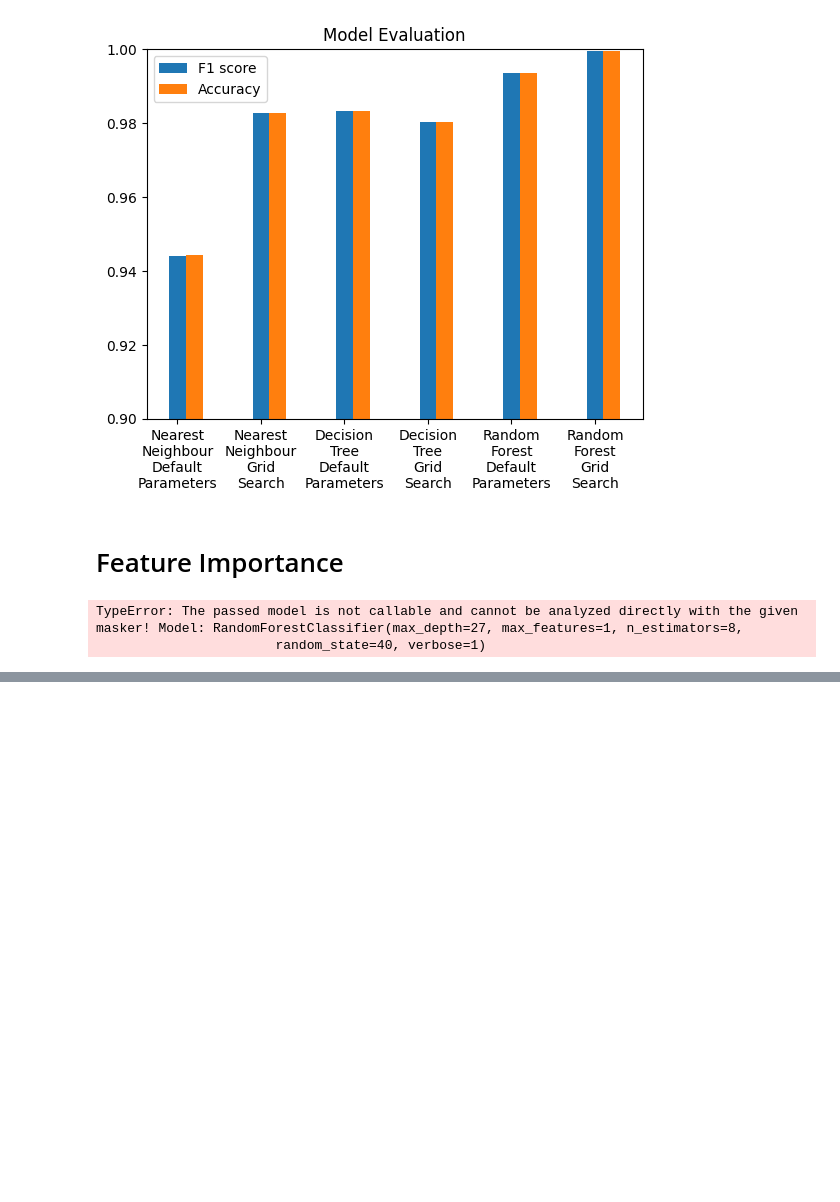
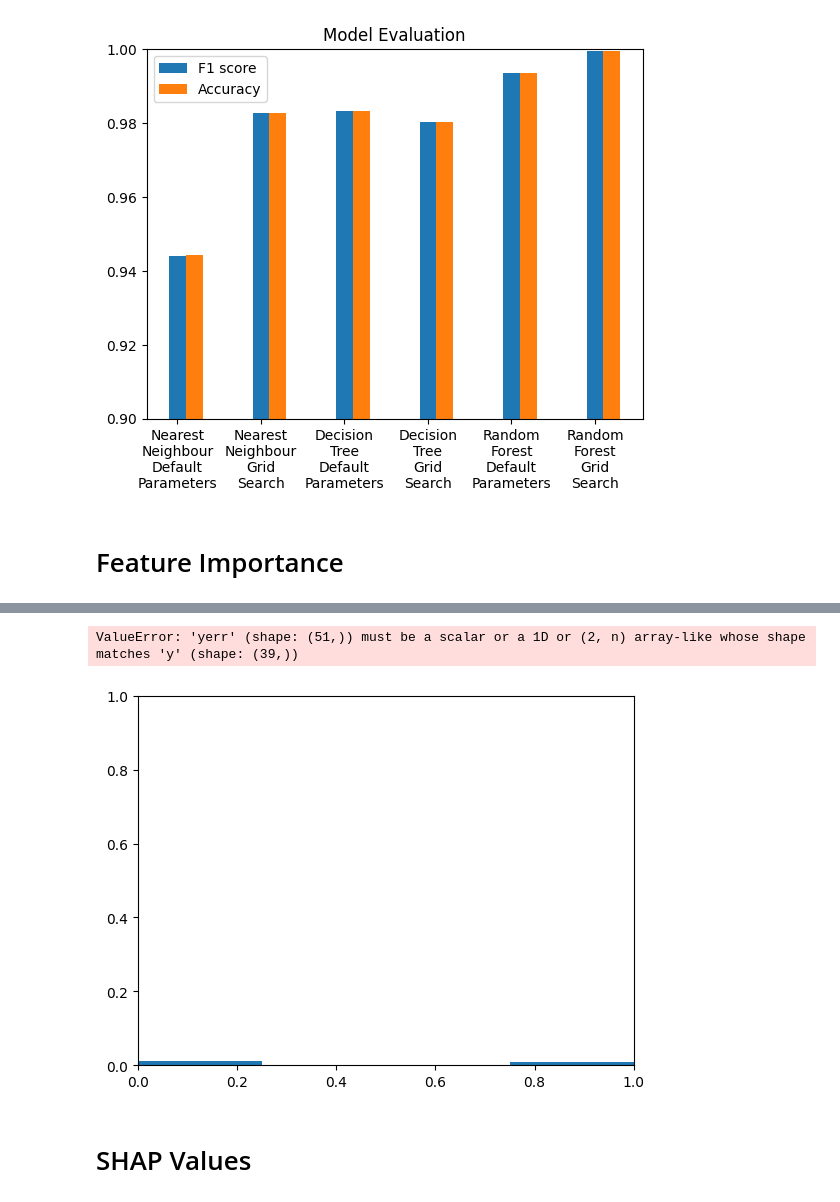
Before and after one commit to LikeMattorSomething/FutureTalentsProjects, a Jupyter notebook: GraceDataMLTests_V2.ipynb, the cells around one changed output, grey strips where cells are left out. Cells and saved outputs as stored; diff of their text form; code cells hidden in the pictures; blank space fills up the shorter version.

```diff
--- a/GraceDataMLTests_V2.ipynb
+++ b/GraceDataMLTests_V2.ipynb
@@ -337,36 +340,28 @@ plt.show()
 [figure]
 # %% [markdown]
 # Feature Importance
-# %%
-import matplotlib.pyplot as plt
-import shap
-import seaborn as sns
-
-importances = GSD.best_estimator_.feature_importances_
-
-indices = np.argsort(importances)[::-1]
-names = [X.columns[i] for i in indices]
-
-# plt.figure(figsize=(10, 6))
-# plt.title("Feature Importances")
-# plt.bar(range(X.shape[1]), importances[indices])
-# plt.xticks(range(X.shape[1]), names, rotation=90)
-# plt.xlabel("Features")
-# plt.ylabel("Importance")
-# plt.show()
-
-# explainer = shap.Explainer(GSD.best_estimator_)
-# shap_values = explainer(X_test)
-# shap.plots.waterfall(shap_values[0])
-
-# explainer = shap.Explainer(GSD.best_estimator_,X)
-# shap_values = explainer(X)
-
-explainer = shap.Explainer(GSD.best_estimator_, X.iloc[0])
-shap_values = explainer(X.iloc[0])
-
-sns.set()
-shap.plots.waterfall(shap_values)
-# %% [output]
-TypeError: The passed model is not callable and cannot be analyzed directly with the given masker! Model: RandomForestClassifier(max_depth=27, max_features=1, n_estimators=8,
-                       random_state=40, verbose=1)
+# %%
+import matplotlib.pyplot as plt
+import seaborn as sns
+
+importances = GSD.best_estimator_.feature_importances_
+
+indices = np.argsort(importances)[::-1]
+names = [X.columns[i] for i in indices]
+
+from sklearn.inspection import permutation_importance
+result = permutation_importance(GSD.best_estimator_, X_test, y_test, n_repeats=10, random_state=42, n_jobs=2)
+
+forest_importances = pd.Series(result.importances_mean, index=X.columns).sort_values(ascending=False)
+
+forest_importances_diet = pd.Series(result.importances_mean, index=X.columns)#.sort_values(ascending=False)
+forest_importances_diet = forest_importances_diet.drop(labels=["SurveyYear",	"Ndays", "Age",	"Sex",	"BMI",	"Waist",	"ethgr5",	"ethgr2",	"Country",	"Glucose",	"HbA1C",	"GenHelf"])
+forest_importances_diet = forest_importances_diet.sort_values(ascending=False)
+
+fig, ax = plt.subplots()
+forest_importances_diet.plot.bar(yerr=result.importances_std, ax=ax)
+ax.set_title("Feature importances using permutation on full model")
+ax.set_ylabel("Mean accuracy decrease")
+fig.tight_layout()
+plt.show()
+# %% [output]
@@ -372,0 +369,4 @@ TypeError: The passed model is not callable and cannot be analyzed directly with
+ValueError: 'yerr' (shape: (51,)) must be a scalar or a 1D or (2, n) array-like whose shape matches 'y' (shape: (39,))
+[figure, added]
+# %% [markdown]
+# SHAP Values
```
Also changed, not shown: parts of 5 cells of this notebook.
